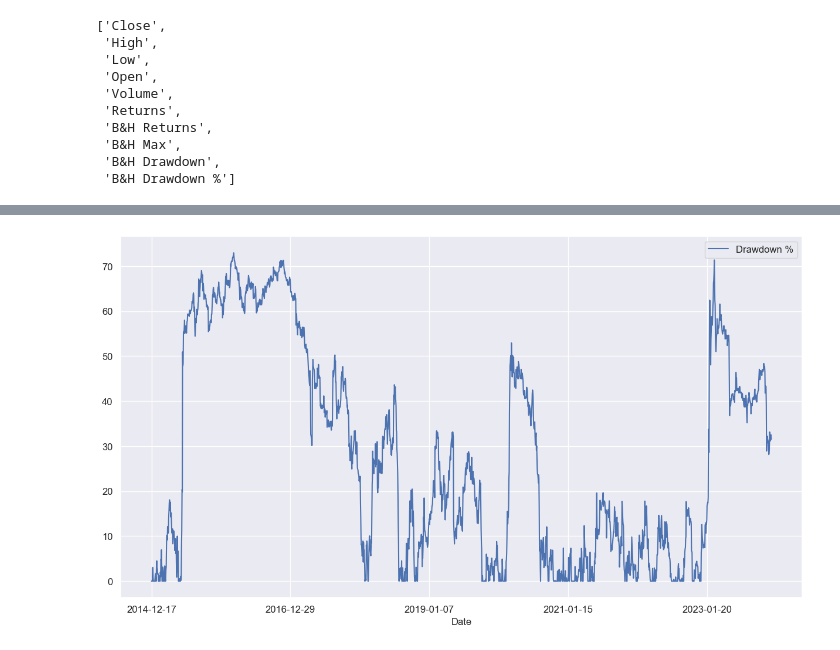
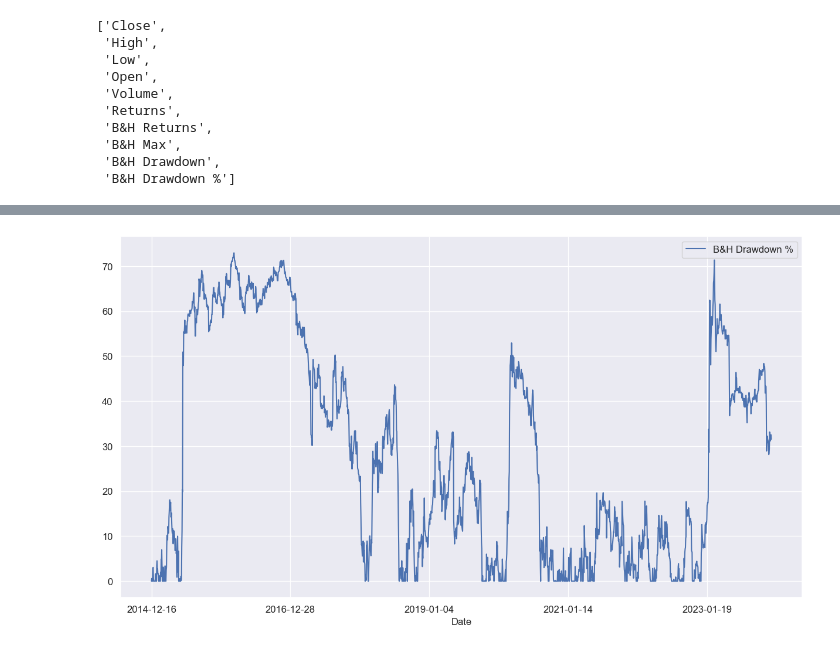
Before and after one commit to DivyanshGupta2006/Project-GreyMountain, a Jupyter notebook: notebooks/data_exploration.ipynb, the cells around one changed output, grey strips where cells are left out. Cells and saved outputs as stored; diff of their text form; code cells hidden in the pictures.

```diff
--- a/notebooks/data_exploration.ipynb
+++ b/notebooks/data_exploration.ipynb
@@ -97,3 +60,0 @@ data
-# %%
-data['Cumm. Returns'] = data['Returns'].cumsum().apply(np.exp)
-data
@@ -127,3 +72,0 @@ plot_df(data['Cumm. Returns'])
-# %%
-data['Cumm. Max'] = data['Cumm. Returns'].cummax()
-data
@@ -149,3 +76,0 @@ plot_df(data.loc[:, ['Cumm. Returns', 'Cumm. Max']])
-# %%
-data['Drawdown'] = data['Cumm. Max'] - data['Cumm. Returns']
-data
@@ -171,3 +80,0 @@ plot_df(data.loc[:, ['Drawdown']])
-# %%
-data['Drawdown %'] = ((data['Cumm. Max'] - data['Cumm. Returns']) / data['Cumm. Max']) * 100
-data
@@ -189,7 +81,7 @@ data
 # %%
-plot_df(data.loc[:, ['Drawdown %']])
+plot_df(data.loc[:, ['B&H Drawdown %']])
 # %% [output]
-[figure, old version]
+[figure, new version]
 # %%
 data['Signal'] = np.where(data['Close']>data['Open'], -1, 1)
 data
```
Also changed, not shown: parts of 14 cells of this notebook, 5 other files.
